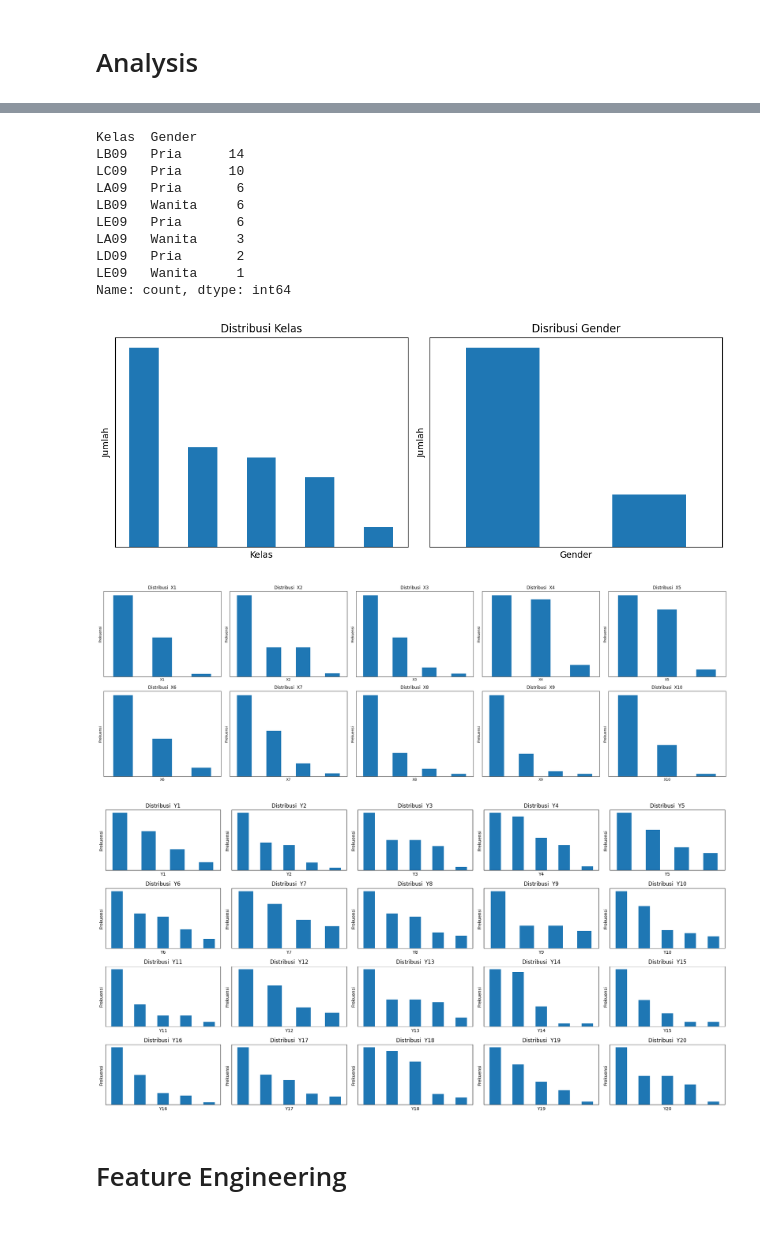
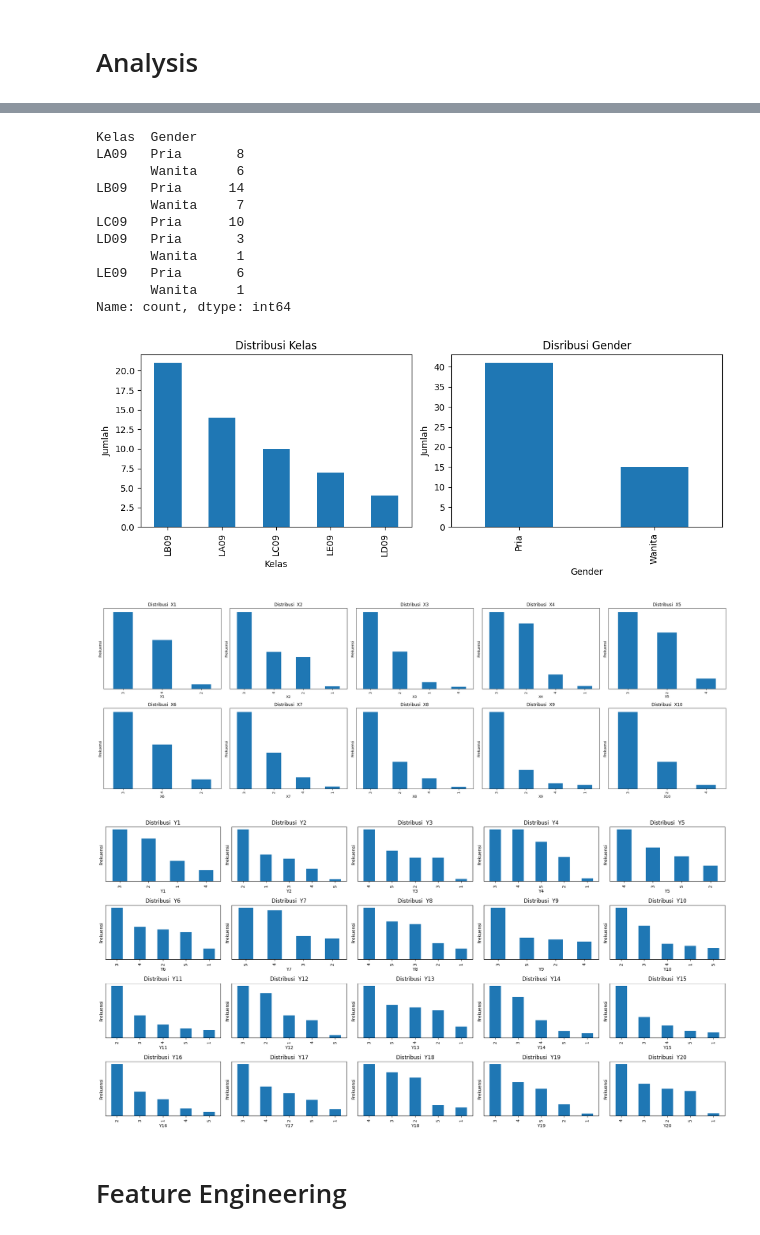
Before and after one commit to williamuntung/Pengaruh-Efikasi-Diri-Terhadap-Tingkat-Stress-Periode-UTS-Data-Science-B28, a Jupyter notebook: modeling.ipynb, the cells around one changed output, grey strips where cells are left out. Cells and saved outputs as stored; diff of their text form; code cells hidden in the pictures.

```diff
--- a/modeling.ipynb
+++ b/modeling.ipynb
@@ -80,38 +154,37 @@ memory usage: 4.6+ KB
 # %%
-df[['Kelas', 'Gender']].value_counts()
+df[['Kelas', 'Gender']].value_counts().sort_index()
 # %% [output]
 Kelas  Gender
+LA09   Pria       8
+       Wanita     6
 LB09   Pria      14
+       Wanita     7
 LC09   Pria      10
-LA09   Pria       6
-LB09   Wanita     6
+LD09   Pria       3
+       Wanita     1
 LE09   Pria       6
-LA09   Wanita     3
-LD09   Pria       2
-LE09   Wanita     1
+       Wanita     1
 Name: count, dtype: int64
 # %%
 fig, ax = plt.subplots(1, 2, figsize=(10, 4))
 
 df['Kelas'].value_counts().plot(kind = 'bar', ax = ax[0])
 ax[0].set_title('Distribusi Kelas')
 ax[0].set_xlabel('Kelas')
 ax[0].set_ylabel('Jumlah')
-ax[0].set_xticks([])
-ax[0].set_yticks([])
 
 df['Gender'].value_counts().plot(kind = 'bar', ax = ax[1])
 ax[1].set_xlabel('Gender')
 ax[1].set_title('Disribusi Gender')
 ax[1].set_ylabel('Jumlah')
-ax[1].set_xticks([])
-ax[1].set_yticks([])
 
 plt.tight_layout()
 plt.show()
 # %% [output]
-[figure, old version]
+[figure, new version]
 # %%
+var_x = df.iloc[:, 2:]
+
 fig, ax = plt.subplots(2, 5, figsize=(25, 8))
 
 ax = ax.flatten()
@@ -121,13 +194,12 @@ for i, col in enumerate(var_x.columns):
     ax[i].set_title(f'Distribusi  {col}')
     ax[i].set_xlabel(f'{col}')
     ax[i].set_ylabel('Frekuensi')
-    ax[i].set_xticks([])
     ax[i].set_yticks([])
 
 plt.tight_layout()
 plt.show()
 # %% [output]
-[figure, old version]
+[figure, new version]
 # %%
 fig, ax = plt.subplots(4, 5, figsize=(20, 10))
 
@@ -138,12 +210,11 @@ for i, col in enumerate(var_y.columns[:20]):
     ax[i].set_title(f'Distribusi  {col}')
     ax[i].set_xlabel(f'{col}')
     ax[i].set_ylabel('Frekuensi')
-    ax[i].set_xticks([])
     ax[i].set_yticks([])
 
 plt.tight_layout()
 plt.show()
 # %% [output]
-[figure, old version]
+[figure, new version]
 # %% [markdown]
 # Feature Engineering
```
Also changed, not shown: parts of 58 cells of this notebook.
